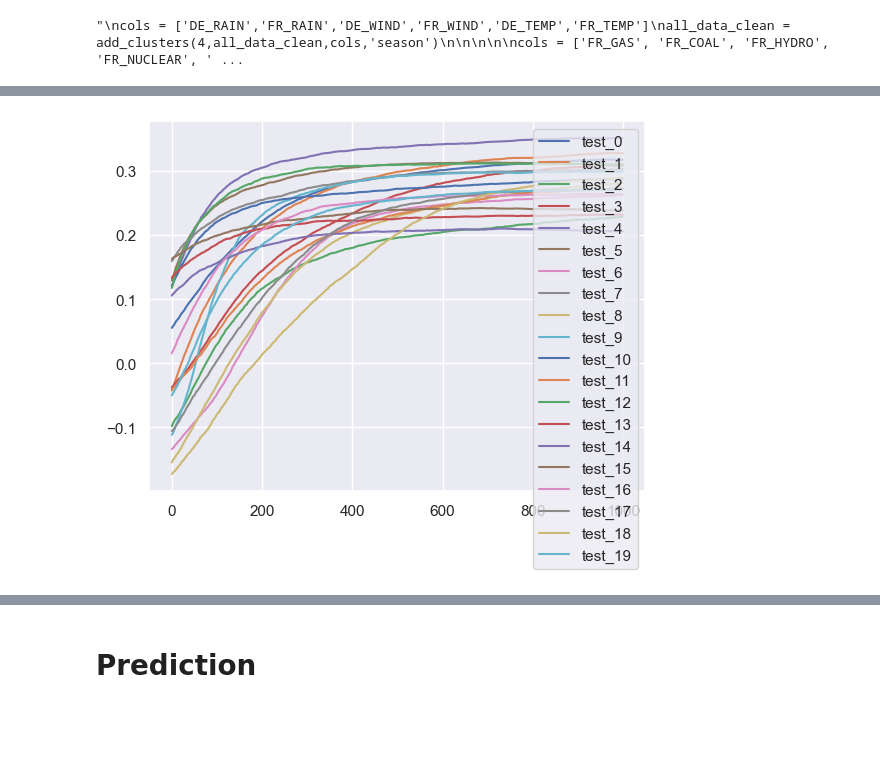
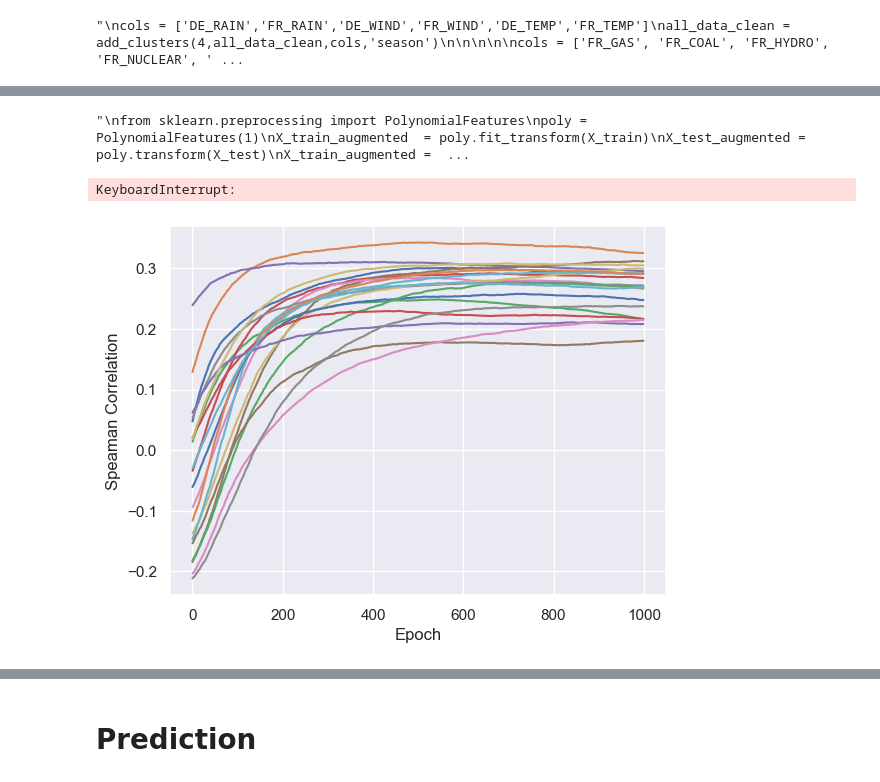
Before and after one commit to AliHaidar97/MVA-Challenge, a Jupyter notebook: main_neural_network.ipynb, the cells around one changed output, grey strips where cells are left out. Drawn from its saved outputs; the diff is of its cells as text; code cells hidden in the pictures; blank space fills up the shorter version.

```diff
--- a/main_neural_network.ipynb
+++ b/main_neural_network.ipynb
@@ -256,3 +321,23 @@ all_data_clean = add_clusters(4,all_data_clean,cols,'N_DE')
 Model score 0.49328444244850245
 Model score 0.4424460230408356
 "\ncols = ['DE_RAIN','FR_RAIN','DE_WIND','FR_WIND','DE_TEMP','FR_TEMP']\nall_data_clean = add_clusters(4,all_data_clean,cols,'season')\n\n\n\n\ncols = ['FR_GAS', 'FR_COAL', 'FR_HYDRO', 'FR_NUCLEAR', ' ...
+# %%
+
+all_data_clean["FR_PRODUCTION"] = all_data_clean['FR_GAS'] + all_data_clean['FR_COAL'] + all_data_clean['FR_HYDRO'] + all_data_clean['FR_NUCLEAR'] + all_data_clean['FR_SOLAR'] + all_data_clean['FR_WINDPOW']
+all_data_clean["DE_PRODUCTION"] = all_data_clean['DE_GAS'] + all_data_clean['DE_COAL'] + all_data_clean['DE_HYDRO'] + all_data_clean['DE_NUCLEAR'] + all_data_clean['DE_SOLAR'] + all_data_clean['DE_WINDPOW'] + all_data_clean['DE_LIGNITE']
+
+all_data_clean['FR_NEED'] = all_data_clean["FR_CONSUMPTION"] - all_data_clean['FR_PRODUCTION']
+all_data_clean['DE_NEED'] = all_data_clean["DE_CONSUMPTION"] - all_data_clean['DE_PRODUCTION']
+
+all_data_clean['FR_NEED_RATIO'] =   all_data_clean['FR_CONSUMPTION'] / all_data_clean["FR_PRODUCTION"]
+all_data_clean['DE_NEED_RATIO'] =  all_data_clean['DE_CONSUMPTION'] / all_data_clean["DE_PRODUCTION"]
+
+all_data_clean['FR_NEED_RATIO_1'] =   all_data_clean['FR_NEED'] / all_data_clean["FR_PRODUCTION"]
+all_data_clean['DE_NEED_RATIO_1'] =  all_data_clean['DE_NEED'] / all_data_clean["DE_PRODUCTION"]
+
+
+all_data_clean['FR_NEED_RATIO_2'] =   all_data_clean["FR_PRODUCTION"] / all_data_clean['FR_NEED']
+all_data_clean['DE_NEED_RATIO_2'] =   all_data_clean["DE_PRODUCTION"] / all_data_clean['DE_NEED']
+
+all_data_clean['FR_NEED_RATIO_3'] =   all_data_clean["FR_PRODUCTION"] / all_data_clean['FR_CONSUMPTION']
+all_data_clean['DE_NEED_RATIO_3'] =   all_data_clean["DE_PRODUCTION"] / all_data_clean['DE_CONSUMPTION']
@@ -336,11 +656,11 @@ class Net(nn.Module):
     def __init__(self, n_input, n_out):
         super().__init__()
         self.fc = nn.Sequential(
-          nn.Linear(n_input, 10),
+          nn.Linear(n_input, 50),
           nn.Tanh(),
-          nn.Linear(10, 10),
+          nn.Linear(50, 50),
           nn.Tanh(),
-          nn.Linear(10, n_out)
+          nn.Linear(50, n_out)
         )
 
 
@@ -383,6 +703,7 @@ def compute_test_acc(net, testloader, device):
             acc = corr(targets,outputs)
         return acc
 # %%
+'''
 from sklearn.preprocessing import PolynomialFeatures
 poly = PolynomialFeatures(1)
 X_train_augmented  = poly.fit_transform(X_train)
@@ -398,6 +719,9 @@ scaler.fit(X)
 cols = X.columns
 X_train_augmented[cols] = scaler.transform(X_train_augmented[cols])
 X_test_augmented[cols] = scaler.transform(X_test_augmented[cols])
+'''
+# %% [output]
+"\nfrom sklearn.preprocessing import PolynomialFeatures\npoly = PolynomialFeatures(1)\nX_train_augmented  = poly.fit_transform(X_train)\nX_test_augmented = poly.transform(X_test)\nX_train_augmented =  ...
 # %%
 def evaluate_neural_network(X_train, y_train, state = 200):
     test_acc = []
@@ -406,7 +730,7 @@ def evaluate_neural_network(X_train, y_train, state = 200):
     for s in range(0,state):
         torch.manual_seed(s)
         dataset = Data(np.array(X_train),np.array(y_train))
-        trainset, testset = random_split(dataset,[0.99,0.01])
+        trainset, testset = random_split(dataset,[0.7,0.3])
 
         trainloader = torch.utils.data.DataLoader(trainset, batch_size=len(trainset),
                                             shuffle=True, num_workers=0)
@@ -449,11 +773,14 @@ def evaluate_neural_network(X_train, y_train, state = 200):
     print(test_score_mean)
     return [test_acc,test_acc_list]
 # %%
-#test_acc,test_acc_list = evaluate_neural_network(X_train_augmented, y_train, 20)
+test_acc,test_acc_list = evaluate_neural_network(X_train_augmented, y_train, 20)
+# %% [output]
+KeyboardInterrupt:
 # %%
 for i in range(len(test_acc_list)):
-    plt.plot(test_acc_list[i,:],label = 'test_' + str(i))
-plt.legend()
+    plt.plot(test_acc_list[i,:])
+plt.xlabel('Epoch')
+plt.ylabel('Speaman Correlation')
 plt.show()
 # %% [output]
-[figure, old version]
+[figure, new version]
```
Also changed, not shown: parts of 10 cells of this notebook, 5 other files.
